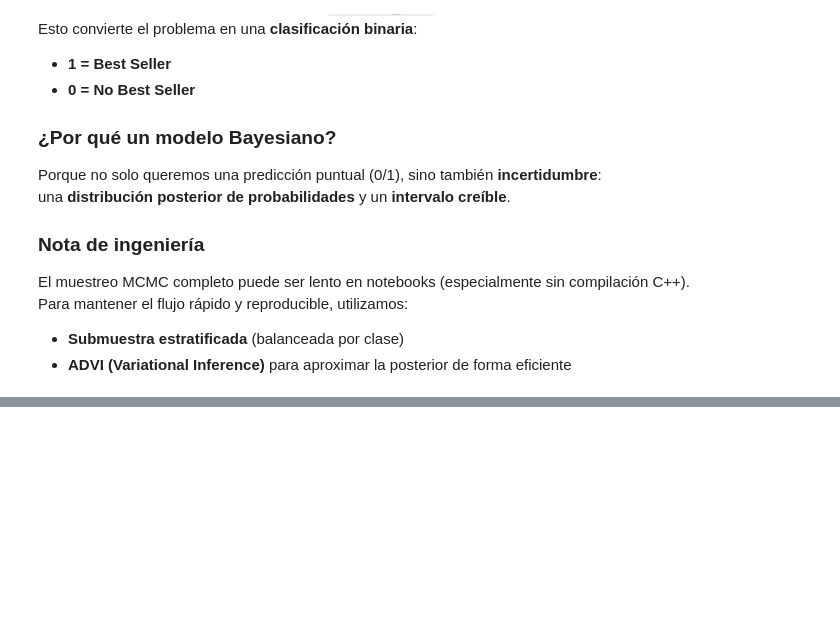
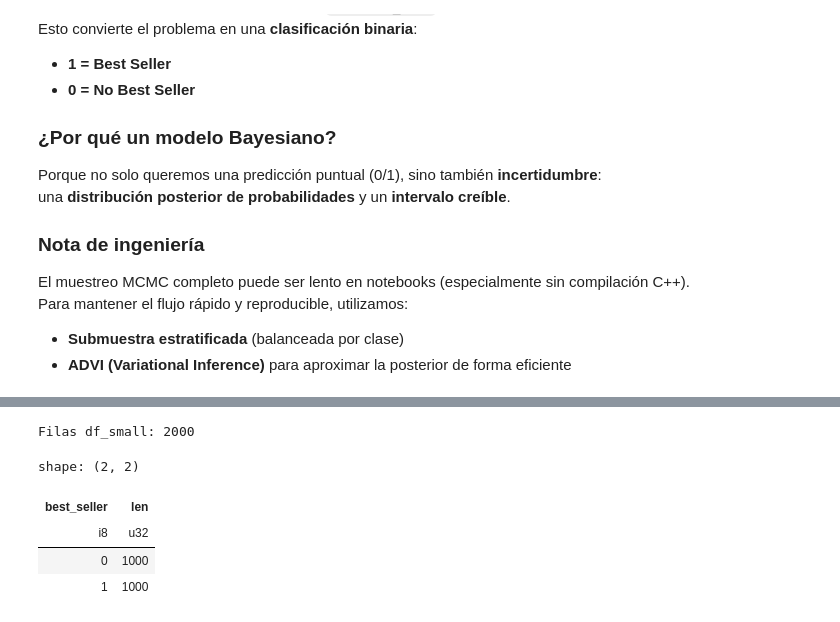
Before and after one commit to Bootcamp-IA-P6/5_Regresion_bayesiana, a Jupyter notebook: Modelo-2/Modelo2-Logistica-Bayesiana.ipynb, the cells around one changed output, grey strips where cells are left out. Cells and saved outputs as stored; diff of their text form; code cells hidden in the pictures; blank space fills up the shorter version.

```diff
--- a/Modelo-2/Modelo2-Logistica-Bayesiana.ipynb
+++ b/Modelo-2/Modelo2-Logistica-Bayesiana.ipynb
@@ -74,0 +133,20 @@ FileNotFoundError: El sistema no puede encontrar la ruta especificada. (os error
+# %%
+# ============================================================
+# 3) SUBMUESTRA ESTRATIFICADA (balanceada por clase)
+# ============================================================
+# Tomamos N_POR_CLASE por cada valor del target: 0 y 1.
+# Esto reduce el tamaño de datos para que ADVI/NUTS corran rápido.
+df_small = (
+    df2.group_by("best_seller")
+       .map_groups(lambda g: g.sample(n=min(N_POR_CLASE, g.height), seed=RANDOM_SEED))
+)
+
+print("Filas df_small:", df_small.height)
+df_small.group_by("best_seller").len().sort("best_seller")
+# %% [output]
+Filas df_small: 2000
+shape: (2, 2)
+| best_seller | len |
+| i8 | u32 |
+| 0 | 1000 |
+| 1 | 1000 |
```
Also changed, not shown: parts of 15 cells of this notebook, 1 other file.
